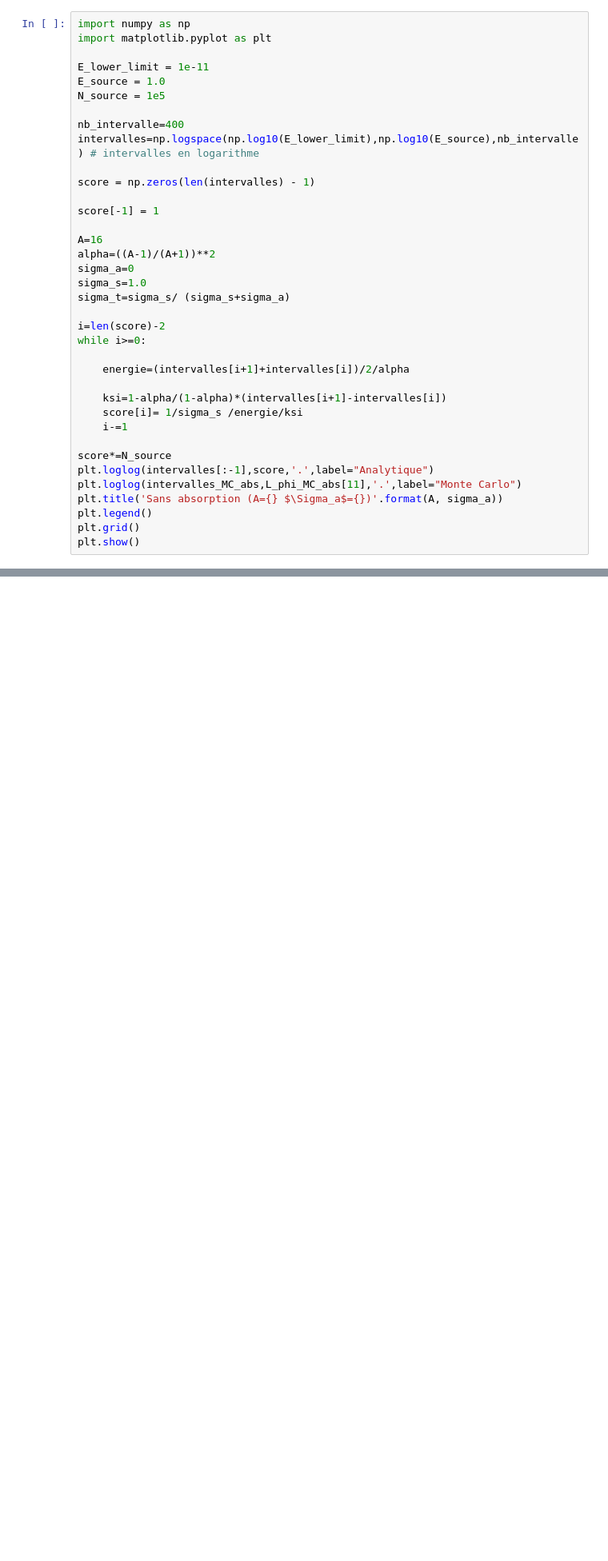
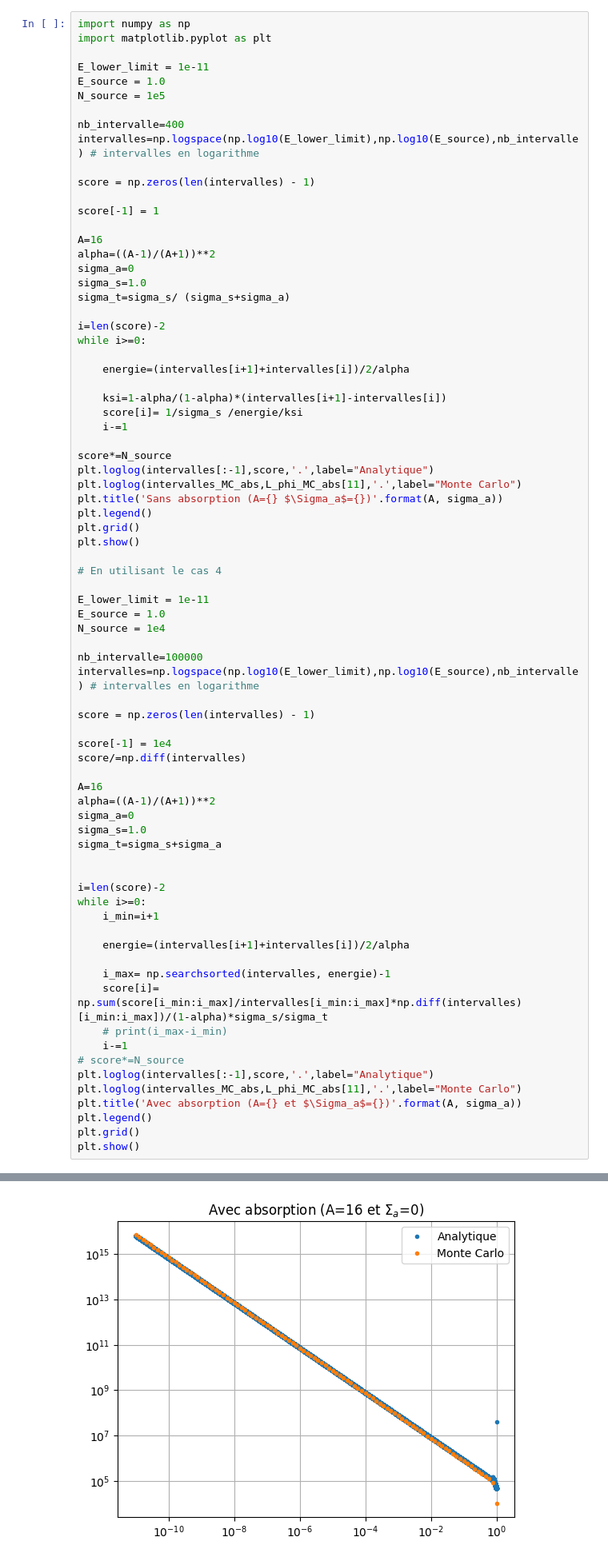
Before and after one commit to atlantis294/neutronic-ensta, a Jupyter notebook: exercices/04_ralentissement.ipynb, the cells around one changed output, grey strips where cells are left out. Shown at 80% size. Drawn from its saved outputs; the diff is of its cells as text; blank space fills up the shorter version.

```diff
--- a/exercices/04_ralentissement.ipynb
+++ b/exercices/04_ralentissement.ipynb
@@ -392,33 +392,73 @@ nb_intervalle=400
 intervalles=np.logspace(np.log10(E_lower_limit),np.log10(E_source),nb_intervalle) # intervalles en logarithme
 
 score = np.zeros(len(intervalles) - 1)
 
 score[-1] = 1
 
 A=16
 alpha=((A-1)/(A+1))**2
 sigma_a=0
 sigma_s=1.0
 sigma_t=sigma_s/ (sigma_s+sigma_a)
 
 i=len(score)-2
 while i>=0:
 
     energie=(intervalles[i+1]+intervalles[i])/2/alpha
 
     ksi=1-alpha/(1-alpha)*(intervalles[i+1]-intervalles[i])
     score[i]= 1/sigma_s /energie/ksi
     i-=1
 
 score*=N_source
 plt.loglog(intervalles[:-1],score,'.',label="Analytique")
 plt.loglog(intervalles_MC_abs,L_phi_MC_abs[11],'.',label="Monte Carlo")
 plt.title('Sans absorption (A={} $\Sigma_a$={})'.format(A, sigma_a))
 plt.legend()
 plt.grid()
 plt.show()
+
+# En utilisant le cas 4
+
+E_lower_limit = 1e-11
+E_source = 1.0
+N_source = 1e4
+
+nb_intervalle=100000
+intervalles=np.logspace(np.log10(E_lower_limit),np.log10(E_source),nb_intervalle) # intervalles en logarithme
+
+score = np.zeros(len(intervalles) - 1)
+
+score[-1] = 1e4
+score/=np.diff(intervalles)
+
+A=16
+alpha=((A-1)/(A+1))**2
+sigma_a=0
+sigma_s=1.0
+sigma_t=sigma_s+sigma_a
+
+
+i=len(score)-2
+while i>=0:
+    i_min=i+1
+
+    energie=(intervalles[i+1]+intervalles[i])/2/alpha
+
+    i_max= np.searchsorted(intervalles, energie)-1
+    score[i]= np.sum(score[i_min:i_max]/intervalles[i_min:i_max]*np.diff(intervalles)[i_min:i_max])/(1-alpha)*sigma_s/sigma_t
+    # print(i_max-i_min)
+    i-=1
+# score*=N_source
+plt.loglog(intervalles[:-1],score,'.',label="Analytique")
+plt.loglog(intervalles_MC_abs,L_phi_MC_abs[11],'.',label="Monte Carlo")
+plt.title('Avec absorption (A={} et $\Sigma_a$={})'.format(A, sigma_a))
+plt.legend()
+plt.grid()
+plt.show()
 # %% [output]
 [figure]
+[figure, added]
 # %% [markdown]
 ## Analytique A=16 et $\Sigma_a=0.3$
 # %%
```
Also changed, not shown: parts of 2 cells of this notebook.
